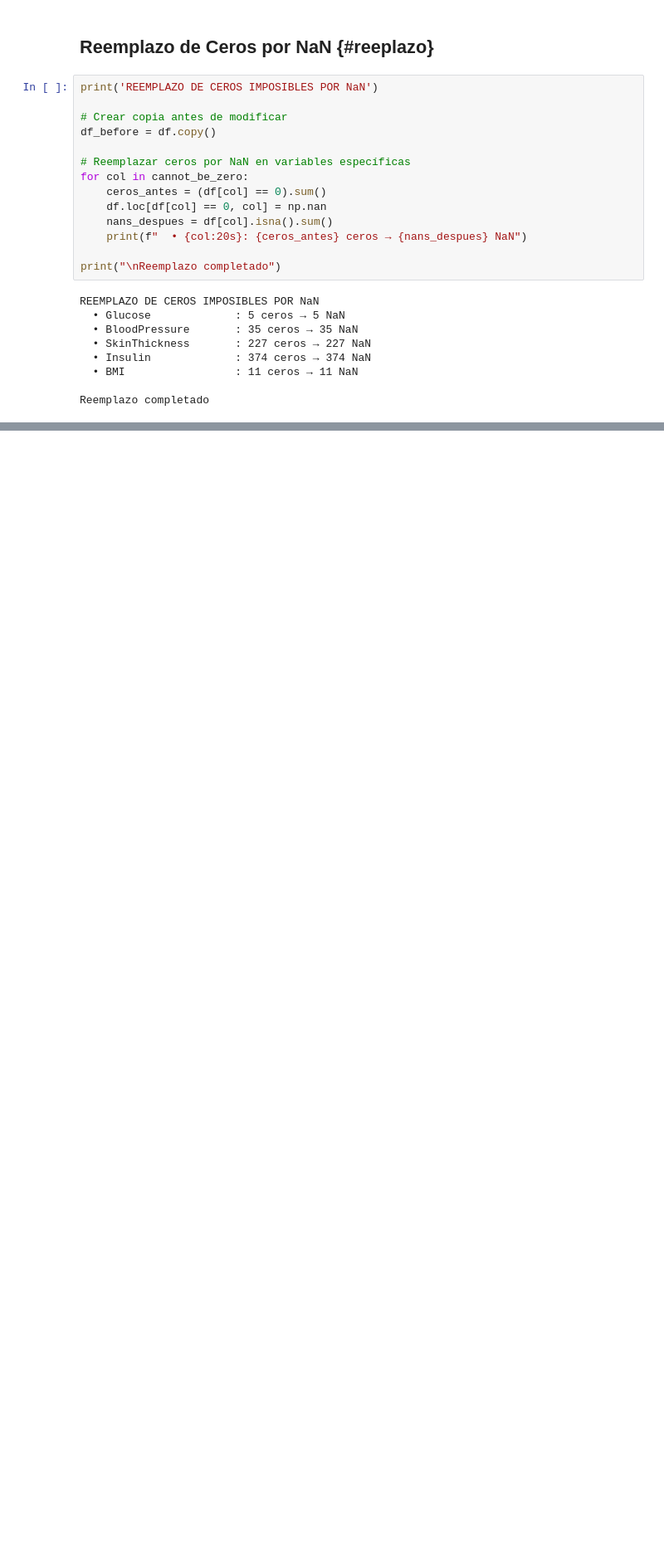
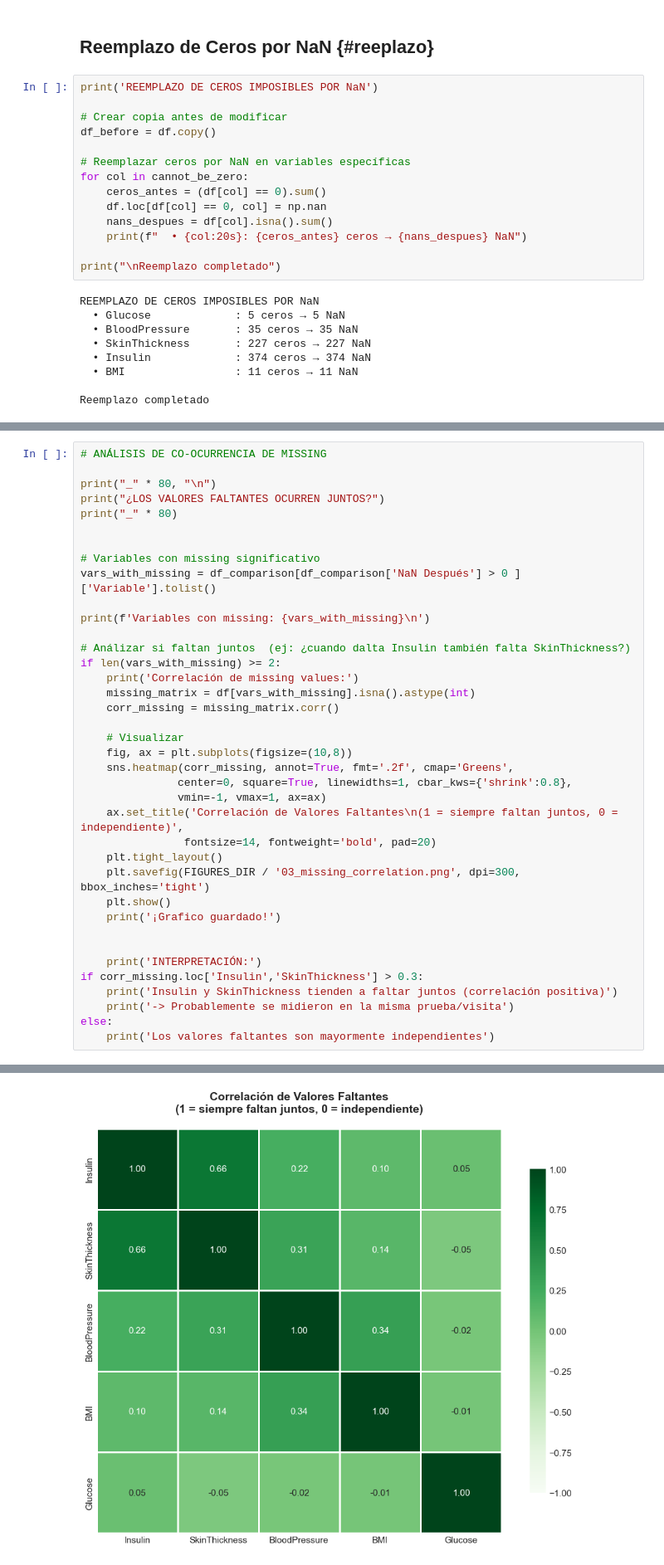
Before and after one commit to angel-rom444/diabetes-risk-predictor, a Jupyter notebook: notebooks/03_preprocessig_PART.ipynb, the cells around one changed output, grey strips where cells are left out. Shown at 83% size. Cells and saved outputs as stored; diff of their text form; blank space fills up the shorter version.

```diff
--- a/notebooks/03_preprocessig_PART.ipynb
+++ b/notebooks/03_preprocessig_PART.ipynb
@@ -229,0 +307,39 @@ Reemplazo completado
+# %%
+# ANÁLISIS DE CO-OCURRENCIA DE MISSING
+
+print("_" * 80, "\n")
+print("¿LOS VALORES FALTANTES OCURREN JUNTOS?")
+print("_" * 80)
+
+
+# Variables con missing significativo
+vars_with_missing = df_comparison[df_comparison['NaN Después'] > 0 ]['Variable'].tolist()
+
+print(f'Variables con missing: {vars_with_missing}\n')
+
+# Análizar si faltan juntos  (ej: ¿cuando dalta Insulin también falta SkinThickness?)
+if len(vars_with_missing) >= 2:
+    print('Correlación de missing values:')
+    missing_matrix = df[vars_with_missing].isna().astype(int)
+    corr_missing = missing_matrix.corr()
+
+    # Visualizar
+    fig, ax = plt.subplots(figsize=(10,8))
+    sns.heatmap(corr_missing, annot=True, fmt='.2f', cmap='Greens',
+               center=0, square=True, linewidths=1, cbar_kws={'shrink':0.8},
+               vmin=-1, vmax=1, ax=ax)
+    ax.set_title('Correlación de Valores Faltantes\n(1 = siempre faltan juntos, 0 = independiente)',
+                fontsize=14, fontweight='bold', pad=20)
+    plt.tight_layout()
+    plt.savefig(FIGURES_DIR / '03_missing_correlation.png', dpi=300, bbox_inches='tight')
+    plt.show()
+    print('¡Grafico guardado!')
+
+
+    print('INTERPRETACIÓN:')
+if corr_missing.loc['Insulin','SkinThickness'] > 0.3:
+    print('Insulin y SkinThickness tienden a faltar juntos (correlación positiva)')
+    print('-> Probablemente se midieron en la misma prueba/visita')
+else:
+    print('Los valores faltantes son mayormente independientes')
+# %% [output]
@@ -229,0 +353 @@ Reemplazo completado
+[figure, added]
```
Also changed, not shown: parts of 9 cells of this notebook.
